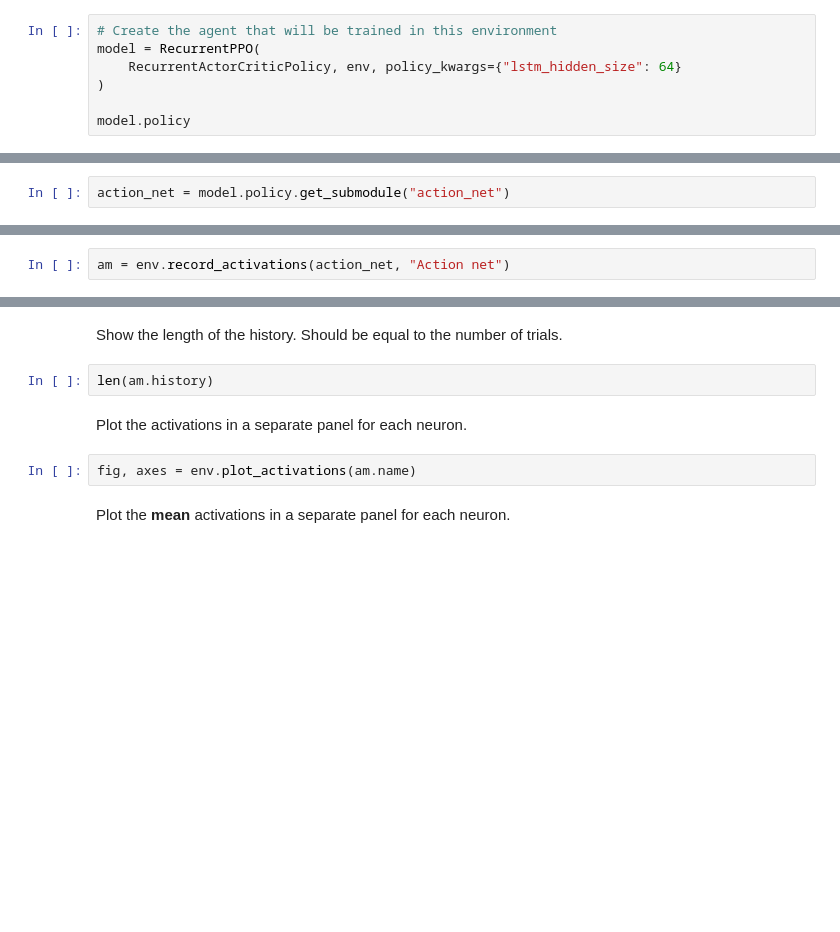
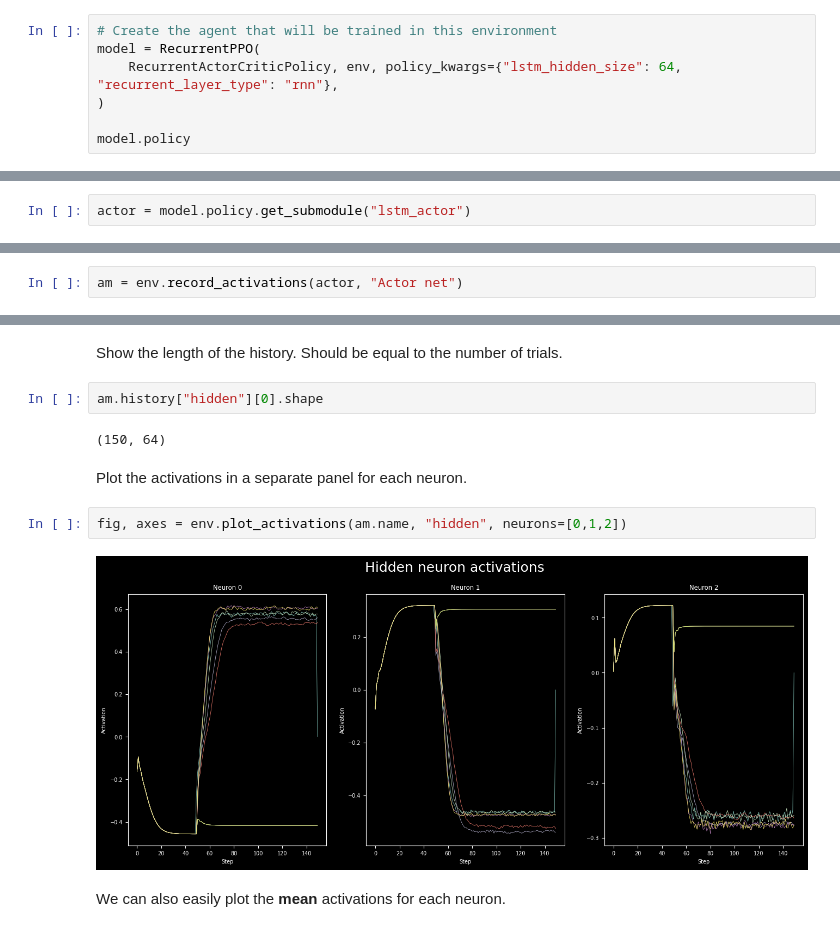
Before and after one commit to neurogym/neurogym, a Jupyter notebook: docs/examples/monitoring.ipynb, the cells around one changed output, grey strips where cells are left out. Cells and saved outputs as stored; diff of their text form; blank space fills up the shorter version.

Commit message:
- Updated the activation monitors for different layer types (Linear, LSTM, RNN) - More fine-grained control over neuron populations (hidden, output, etc.) - Activation plotting per neuron.

```diff
--- a/docs/examples/monitoring.ipynb
+++ b/docs/examples/monitoring.ipynb
@@ -52,7 +58,7 @@ Create a recurrent model and show the policy.
 # %%
 # Create the agent that will be trained in this environment
 model = RecurrentPPO(
-    RecurrentActorCriticPolicy, env, policy_kwargs={"lstm_hidden_size": 64}
+    RecurrentActorCriticPolicy, env, policy_kwargs={"lstm_hidden_size": 64, "recurrent_layer_type": "rnn"},
 )
 
 model.policy
@@ -61,2 +85,2 @@ Get a reference to the action net from the policy
 # %%
-action_net = model.policy.get_submodule("action_net")
+actor = model.policy.get_submodule("lstm_actor")
@@ -77,5 +119,5 @@ env = Monitor(env, name=f"NeuroGym Monitor | {annubes_env.__class__.__qualname__
 # %% [markdown]
 Register the action net (a single layer in our case) with the monitor using the `record_activations()` method. The activations will be automatically extracted and stored after each step only for that layer. You can add as many layers as necessary in this way.
 # %%
-am = env.record_activations(action_net, "Action net")
+am = env.record_activations(actor, "Actor net")
 # %% [markdown]
@@ -104,11 +152,15 @@ env.evaluate_policy(n_trials, model)
 # %% [markdown]
 Show the length of the history. Should be equal to the number of trials.
-# %%
-len(am.history)
+# %%
+am.history["hidden"][0].shape
+# %% [output]
+(150, 64)
 # %% [markdown]
 Plot the activations in a separate panel for each neuron.
 # %%
-fig, axes = env.plot_activations(am.name)
+fig, axes = env.plot_activations(am.name, "hidden", neurons=[0,1,2])
+# %% [output]
+[figure, added]
 # %% [markdown]
-Plot the __mean__ activations in a separate panel for each neuron.
+We can also easily plot the __mean__ activations for each neuron.
 # %%
```
Also changed, not shown: parts of 17 cells of this notebook, 6 other files.
